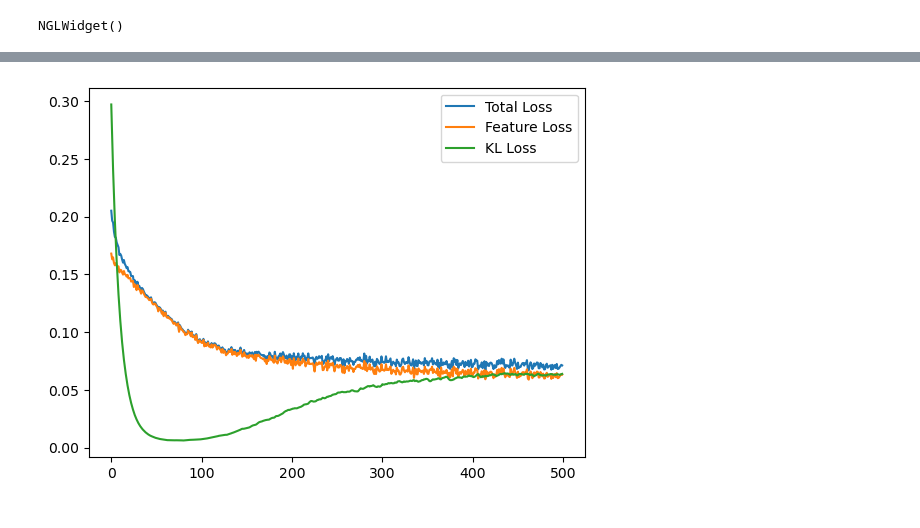
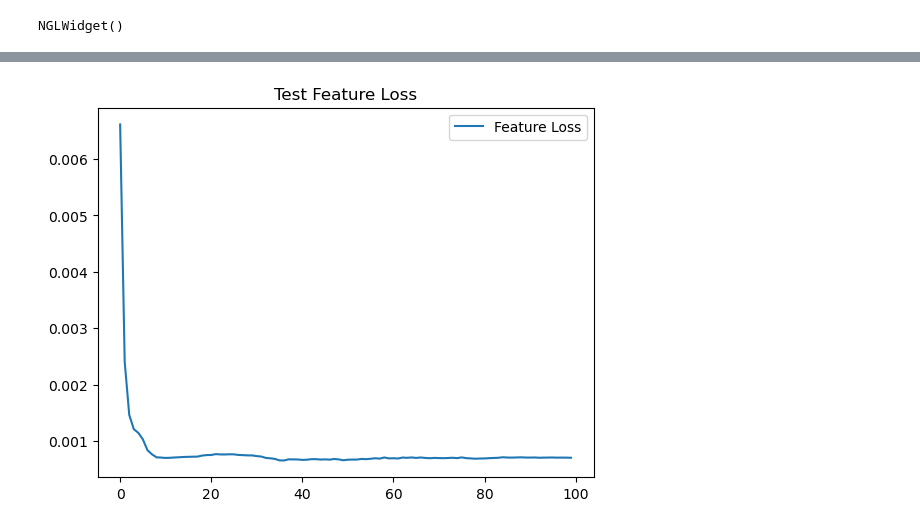
Before and after one commit to Naval-surange/GAENN, a Jupyter notebook: code/intra_molecular_AE.ipynb, the cells around one changed output, grey strips where cells are left out. Saved outputs shown, nothing was run; the diff lists cells and outputs as text; code cells hidden in the pictures.

Commit message:
updated code files with model save

```diff
--- a/code/intra_molecular_AE.ipynb
+++ b/code/intra_molecular_AE.ipynb
@@ -357,36 +435,33 @@ def train():
     feature_loss_all = 0
     edge_loss_all = 0
     kl_loss_all = 0
+    position_loss_all = 0
 
     for data in train_loader:
         optimizer.zero_grad()
         z,encoded_edge_index = model.encode(data.x, data.edge_index)
         decoded_x, decoded_edge_index = model.decode(z, encoded_edge_index)
 
-        FeatureLoss = lossFxn(decoded_x, data.x)
+        decoded_pos = decoded_x[:,:3]
+        decoded_features = decoded_x[:,3:]
+        orignal_pos = data.x[:,:3]
+        orignal_features = data.x[:,3:]
+
+        positionLoss = lossFxn(decoded_pos, orignal_pos)
+        FeatureLoss = lossFxn(decoded_features, orignal_features)
+
         EdgeLoss = lossFxn(decoded_edge_index.float(), data.edge_index)
-        loss = FeatureLoss + EdgeLoss
-        loss = loss + (1 / data.num_nodes) * model.kl_loss()
+        # loss = FeatureLoss + EdgeLoss
+        # loss = loss + (1 / data.num_nodes) * model.kl_loss()
+        loss = FeatureLoss + 2*positionLoss
 
         loss_all +=  float(loss)
         feature_loss_all += float(FeatureLoss)
         edge_loss_all += float(EdgeLoss)
         kl_loss_all += float(model.kl_loss())
+        position_loss_all += float(positionLoss)
 
         loss.backward()
         optimizer.step()
 
-    return loss_all / len(train_loader.dataset), feature_loss_all / len(train_loader.dataset), edge_loss_all / len(train_loader.dataset), kl_loss_all / len(train_loader.dataset)
+    return loss_all / len(train_loader), feature_loss_all / len(train_loader), edge_loss_all / len(train_loader), kl_loss_all / len(train_loader),position_loss_all / len(train_loader)
-# %%
-total_losses = []
-feature_losses = []
-edge_losses = []
-kl_losses = []
-
-for epoch in range(1, n_epochs + 1):
-    total_loss, feature_loss, edge_loss, kl_loss = train()
-    print(f'Epoch: {epoch:03d}, Total Loss: {total_loss:.4f}, Feature Loss: {feature_loss:.4f}, Edge Loss: {edge_loss:.4f}, KL Loss: {kl_loss:.4f}')
-    total_losses.append(total_loss)
-    feature_losses.append(feature_loss)
-    edge_losses.append(edge_loss)
-    kl_losses.append(kl_loss)
@@ -411,9 +570,11 @@ Epoch: 500, Total Loss: 0.0712, Feature Loss: 0.0632, Edge Loss: 0.0000, KL Loss
 # %%
-plt.plot(total_losses)
-plt.plot(feature_losses)
-# plt.plot(edge_losses)
-plt.plot(kl_losses)
-plt.legend(['Total Loss', 'Feature Loss', 'KL Loss'])
-plt.show()
+if not model_loaded:
+    # plt.plot(test_total_losses)
+    plt.plot(test_feature_losses)
+    # plt.plot(edge_losses)
+    # plt.plot(kl_losses)
+    plt.title("Test Feature Loss")
+    plt.legend(['Feature Loss', 'KL Loss'])
+    plt.show()
 # %% [output]
-[figure, old version]
+[figure, new version]
```
Also changed, not shown: parts of 30 cells of this notebook, 5 other files.
